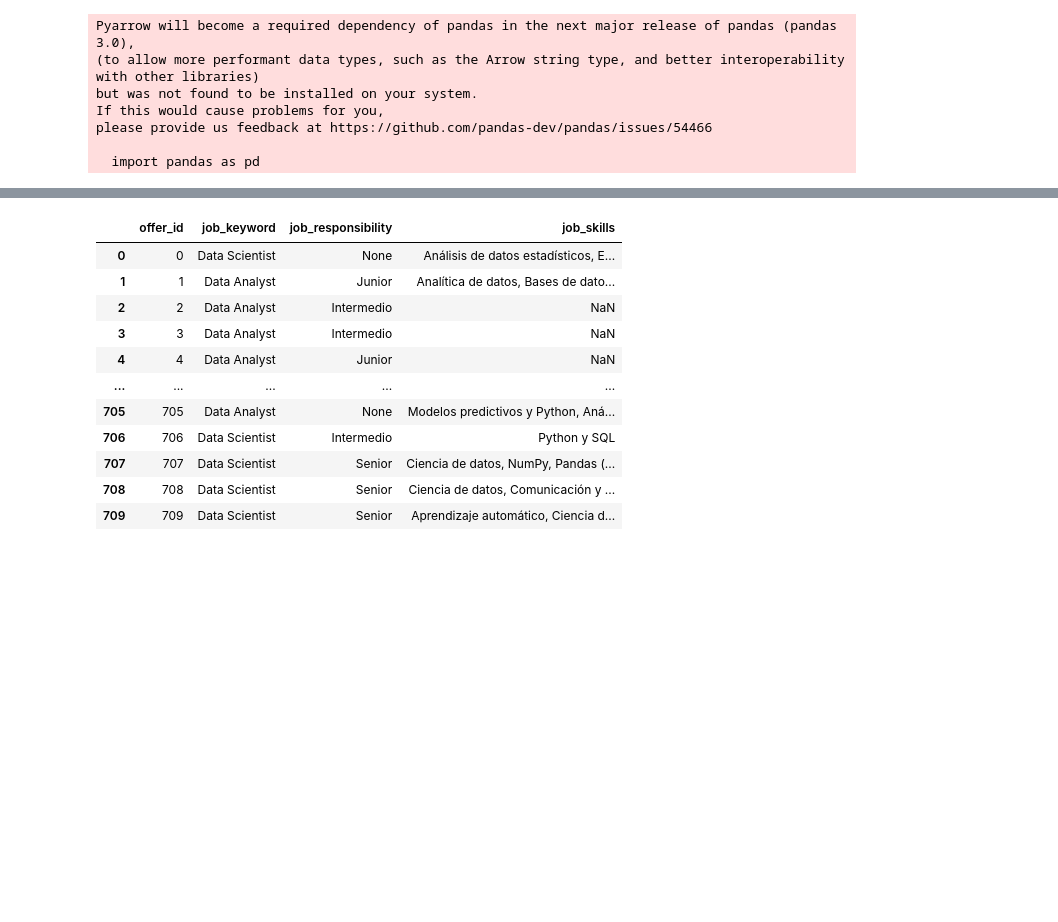
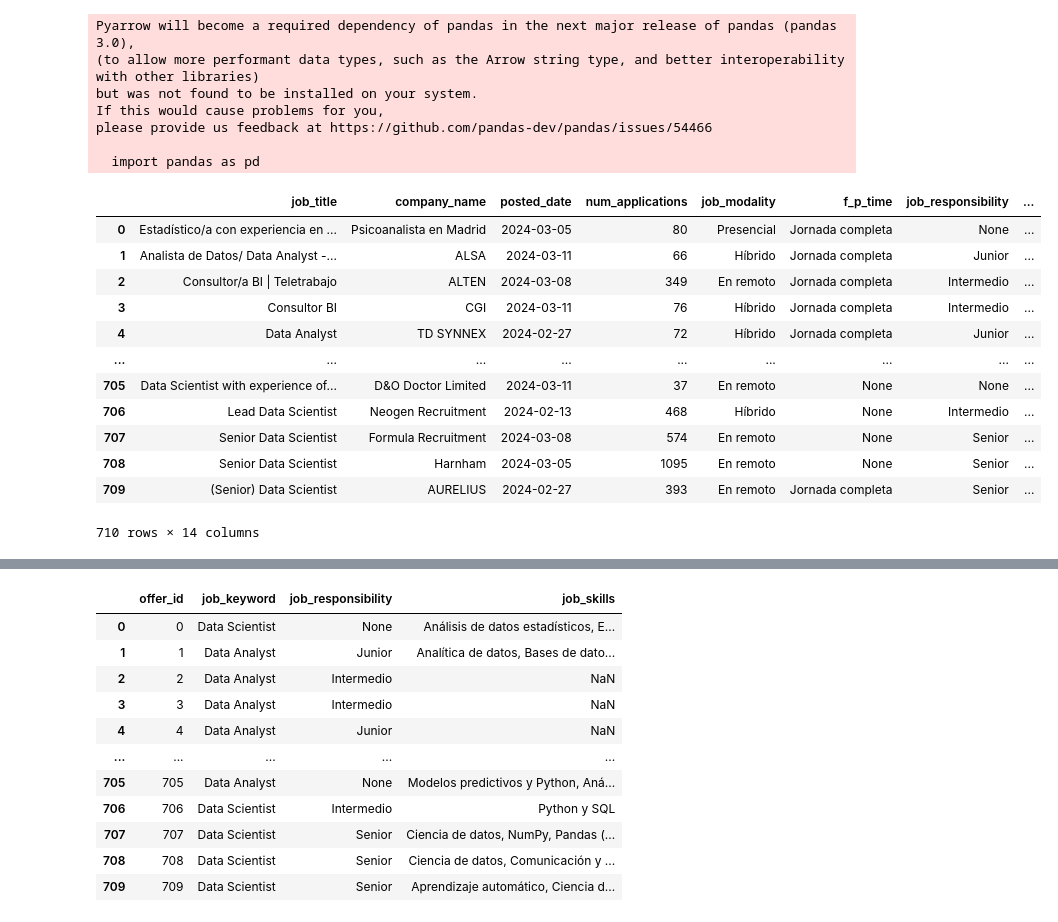
Before and after one commit to Yoith/linkedin-data-analysis, a Jupyter notebook: notebooks/cleaning.ipynb, the cells around one changed output, grey strips where cells are left out. Saved outputs shown, nothing was run; the diff lists cells and outputs as text; code cells hidden in the pictures; blank space fills up the shorter version.

```diff
--- a/notebooks/cleaning.ipynb
+++ b/notebooks/cleaning.ipynb
@@ -234,6 +234,22 @@ def clean_dataframe():
 
 # Aplicar la función al DataFrame
 df_final = clean_dataframe()
+# %%
+df_final
+# %% [output]
+|  | job_title | company_name | posted_date | num_applications | job_modality | f_p_time | job_responsibility | ... |
+| 0 | Estadístico/a con experiencia en ... | Psicoanalista en Madrid | 2024-03-05 | 80 | Presencial | Jornada completa | None | ... |
+| 1 | Analista de Datos/ Data Analyst -... | ALSA | 2024-03-11 | 66 | Híbrido | Jornada completa | Junior | ... |
+| 2 | Consultor/a BI | Teletrabajo | ALTEN | 2024-03-08 | 349 | En remoto | Jornada completa | Intermedio | ... |
+| 3 | Consultor BI | CGI | 2024-03-11 | 76 | Híbrido | Jornada completa | Intermedio | ... |
+| 4 | Data Analyst | TD SYNNEX | 2024-02-27 | 72 | Híbrido | Jornada completa | Junior | ... |
+| ... | ... | ... | ... | ... | ... | ... | ... | ... |
+| 705 | Data Scientist with experience of... | D&O Doctor Limited | 2024-03-11 | 37 | En remoto | None | None | ... |
+| 706 | Lead Data Scientist | Neogen Recruitment | 2024-02-13 | 468 | Híbrido | None | Intermedio | ... |
+| 707 | Senior Data Scientist | Formula Recruitment | 2024-03-08 | 574 | En remoto | None | Senior | ... |
+| 708 | Senior Data Scientist | Harnham | 2024-03-05 | 1095 | En remoto | None | Senior | ... |
+| 709 | (Senior) Data Scientist | AURELIUS | 2024-02-27 | 393 | En remoto | Jornada completa | Senior | ... |
+710 rows × 14 columns
 # %%
 def generate_df_skills(df_final):
     """
```
Also changed, not shown: parts of 4 cells of this notebook, 1 other file.
